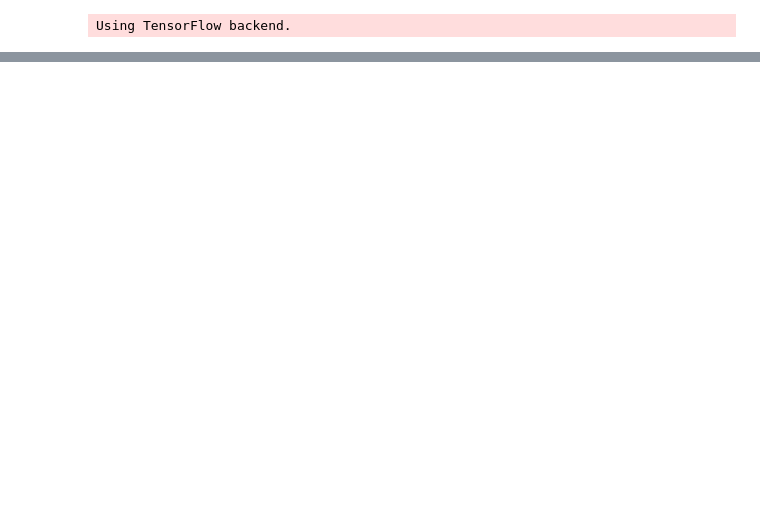
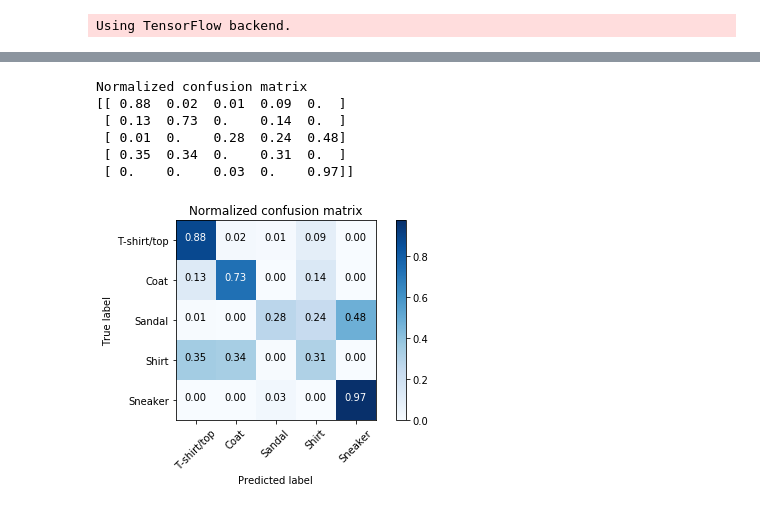
Before and after one commit to Deep-as-hell-team/Fashion-MNIST-, a Jupyter notebook: Transfer learning.ipynb, the cells around one changed output, grey strips where cells are left out. Cells and saved outputs as stored; diff of their text form; code cells hidden in the pictures; blank space fills up the shorter version.

```diff
--- a/Transfer learning.ipynb
+++ b/Transfer learning.ipynb
@@ -158,18 +339,30 @@ Non-trainable params: 18,816
 _________________________________________________________________
 # %%
 # training transfer model
+transfer_model_epochs = 500
+RMSprop_default_learning = 0.001
 transfer_model.compile(loss=keras.losses.categorical_crossentropy,
-              optimizer='rmsprop',
+              optimizer= keras.optimizers.RMSprop(lr = RMSprop_default_learning * 0.1),
               metrics=['accuracy'])
+# transfer_model.fit_generator(
+#           img_aug_little_train.flow(x_train_little, y_train_little, batch_size=batch_size),
+#           steps_per_epoch = len(x_train_little) / batch_size,
+#           epochs = transfer_model_epochs,
+#           shuffle=True,
+#           #verbose=1
+#           #validation_data = (x_test_little, y_test_little)
+#     )
 
-transfer_model.fit(x_train_04567_labeled, y_train_04567_labeled,
+transfer_model.fit(
+          x_train_little,
+          y_train_little,
           batch_size=batch_size,
-          epochs=epochs,
+          epochs = transfer_model_epochs,
           shuffle=True,
-          verbose=1,
-          validation_data=(x_test_04567, y_test_04567))
+          verbose=1
+)
 
-score = transfer_model.evaluate(x_test_04567, y_test_04567, verbose=0)
+score = transfer_model.evaluate(x_test_little, y_test_little)
 print('Test loss:', score[0])
 print('Test accuracy:', score[1])
 transfer_model.save('transfer_model.h5')
@@ -181,0 +387,21 @@ Test accuracy: 0.508
+# %%
+y_pred_proba = transfer_model.predict(x_test_little)
+y_pred_classes = np.argmax(y_pred_proba, axis=1) # Convert one-hot to index
+y_test_little_class = np.argmax(y_test_little, axis=1)
+
+target_names = classes[np.unique(y_test_little_class)]
+#print(classification_report(y_test_little_class, y_pred_classes, target_names = target_names))
+cm = confusion_matrix(y_test_little_class, y_pred_classes)
+plt.figure()
+plot_confusion_matrix(cm, classes=target_names, normalize=True,
+                      title='Normalized confusion matrix')
+
+plt.show()
+# %% [output]
+Normalized confusion matrix
+[[ 0.88  0.02  0.01  0.09  0.  ]
+ [ 0.13  0.73  0.    0.14  0.  ]
+ [ 0.01  0.    0.28  0.24  0.48]
+ [ 0.35  0.34  0.    0.31  0.  ]
+ [ 0.    0.    0.03  0.    0.97]]
+[figure, added]
```
Also changed, not shown: parts of 16 cells of this notebook.
